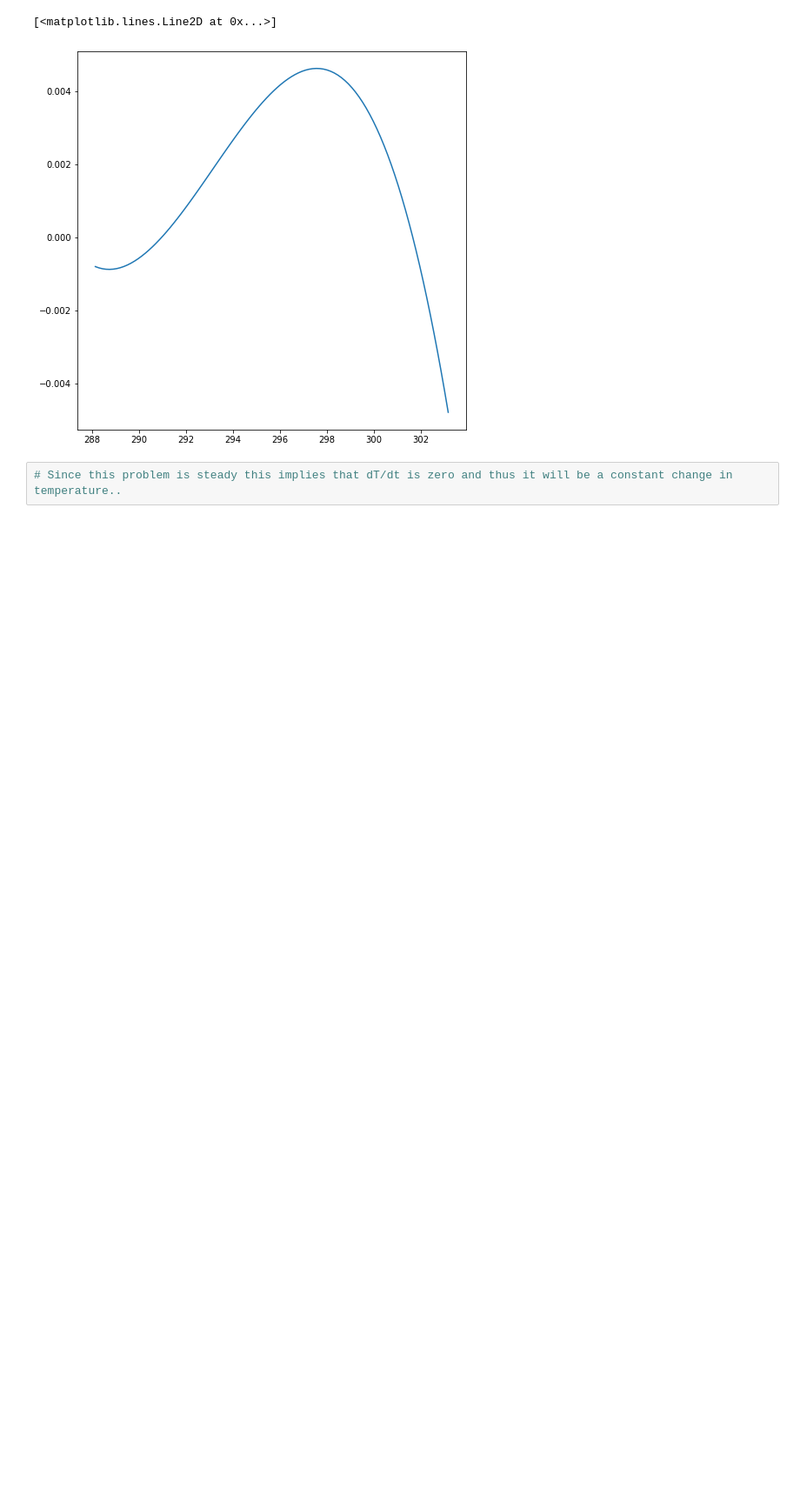
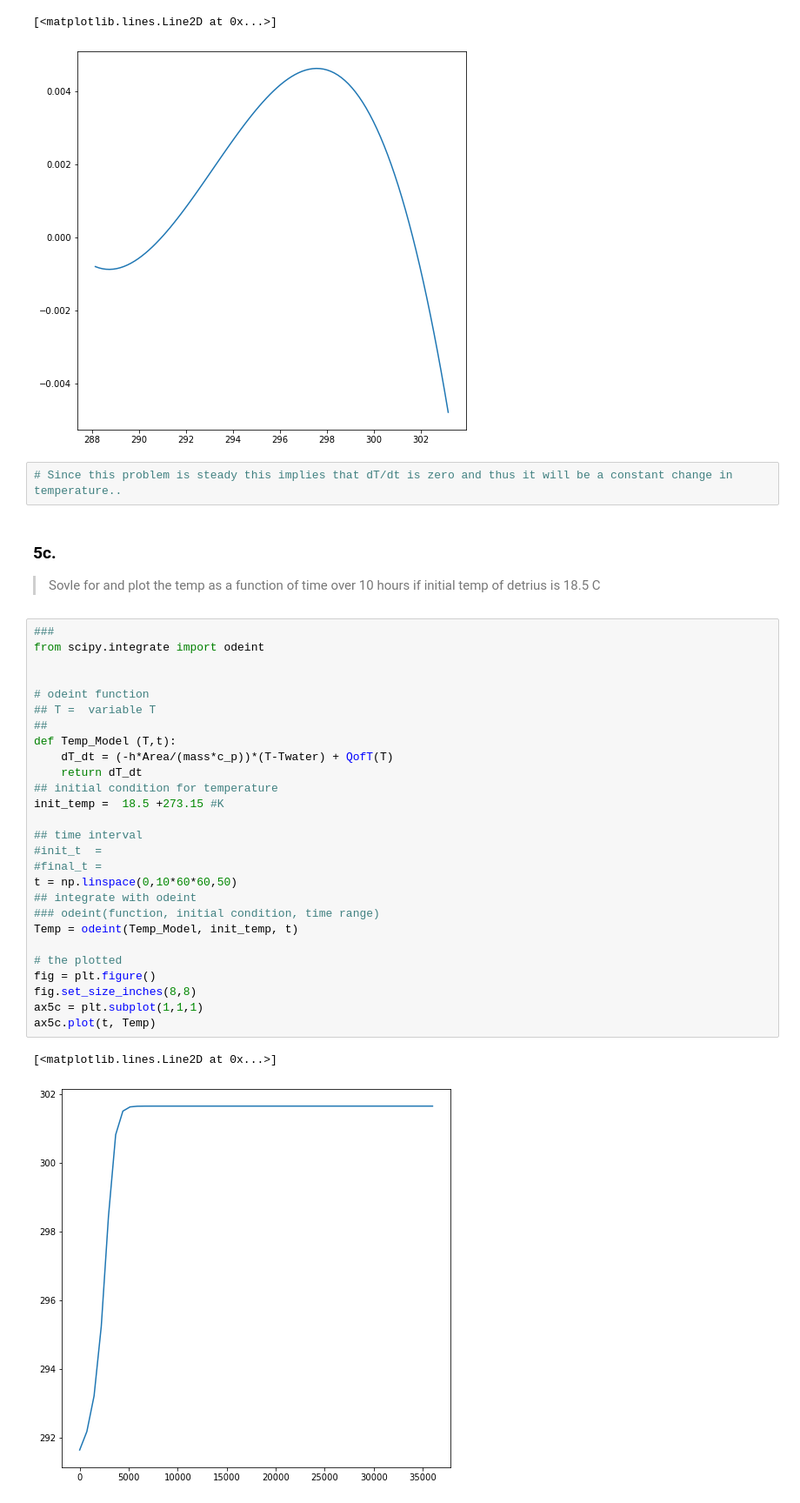
Before and after one commit to loganrower/BEE322_Thermo, a Jupyter notebook: HW5/HW5.ipynb, the cells around one changed output. Shown: that part at 87% size. Saved outputs shown, nothing was run; the diff lists cells and outputs as text; blank space fills up the shorter version.

```diff
--- a/HW5/HW5.ipynb
+++ b/HW5/HW5.ipynb
@@ -128,3 +128,36 @@ ax5b.plot(tarray, dT_dt)
 [figure]
 # %%
 # Since this problem is steady this implies that dT/dt is zero and thus it will be a constant change in temperature..
+# %% [markdown]
+### 5c.
+> Sovle for and plot the temp as a function of time over 10 hours if initial temp of detrius is 18.5 C
+# %%
+###
+from scipy.integrate import odeint
+
+
+# odeint function
+## T =  variable T
+##
+def Temp_Model (T,t):
+    dT_dt = (-h*Area/(mass*c_p))*(T-Twater) + QofT(T)
+    return dT_dt
+## initial condition for temperature
+init_temp =  18.5 +273.15 #K
+
+## time interval
+#init_t  =
+#final_t =
+t = np.linspace(0,10*60*60,50)
+## integrate with odeint
+### odeint(function, initial condition, time range)
+Temp = odeint(Temp_Model, init_temp, t)
+
+# the plotted
+fig = plt.figure()
+fig.set_size_inches(8,8)
+ax5c = plt.subplot(1,1,1)
+ax5c.plot(t, Temp)
+# %% [output]
+[<matplotlib.lines.Line2D at 0x...>]
+[figure, added]
```
Also changed, not shown: parts of 5 cells of this notebook.
